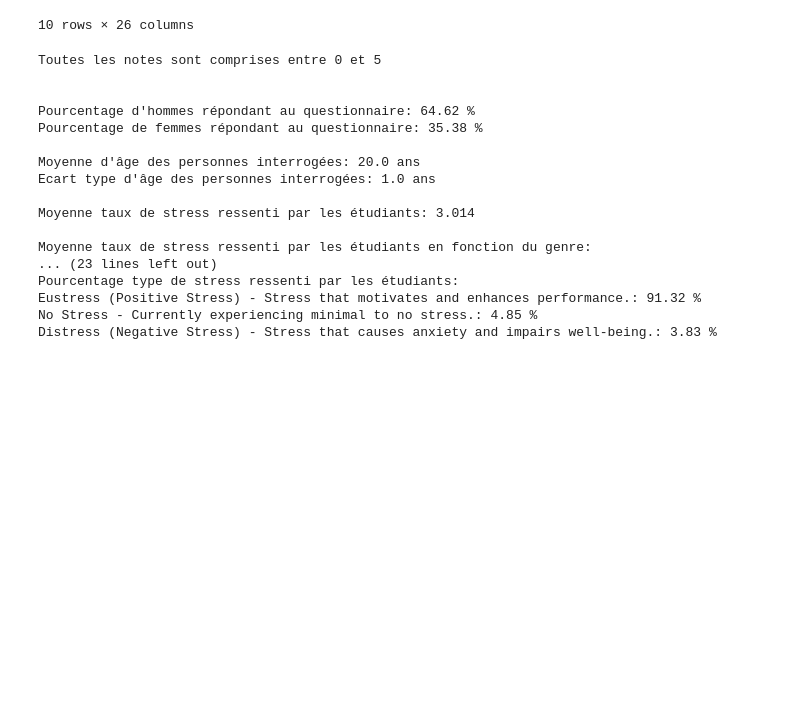
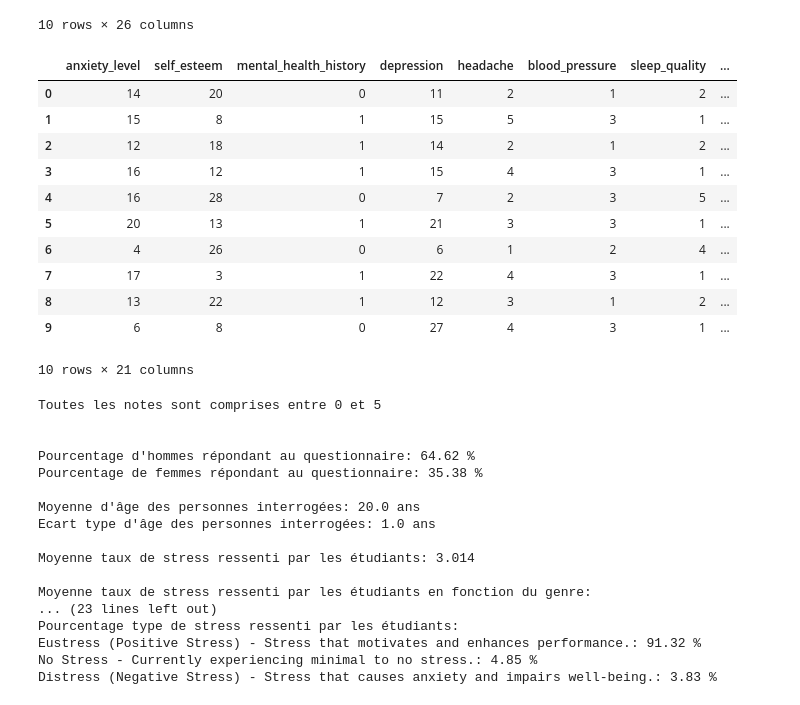
Before and after one commit to EthraDev/m1-rattrapages-blachon-thea, a Jupyter notebook: 02-python-pour-la-data/rendu_python_pour_data.ipynb, the cells around one changed output. Drawn from its saved outputs; the diff is of its cells as text; code cells hidden in the pictures; blank space fills up the shorter version.

Commit message:
ADD analyses manquantes du 2ème dataset

```diff
--- a/02-python-pour-la-data/rendu_python_pour_data.ipynb
+++ b/02-python-pour-la-data/rendu_python_pour_data.ipynb
@@ -36,6 +36,22 @@ stress_dataset.head(10)
 | 8 | Male | 20 | 3 | 2 | 1 | ... |
 | 9 | Male | 21 | 3 | 4 | 2 | ... |
 10 rows × 26 columns
+# %%
+# Affichage des 10 premières lignes du dataset 2
+stress_level_dataset.head(10)
+# %% [output]
+|  | anxiety_level | self_esteem | mental_health_history | depression | headache | blood_pressure | sleep_quality | ... |
+| 0 | 14 | 20 | 0 | 11 | 2 | 1 | 2 | ... |
+| 1 | 15 | 8 | 1 | 15 | 5 | 3 | 1 | ... |
+| 2 | 12 | 18 | 1 | 14 | 2 | 1 | 2 | ... |
+| 3 | 16 | 12 | 1 | 15 | 4 | 3 | 1 | ... |
+| 4 | 16 | 28 | 0 | 7 | 2 | 3 | 5 | ... |
+| 5 | 20 | 13 | 1 | 21 | 3 | 3 | 1 | ... |
+| 6 | 4 | 26 | 0 | 6 | 1 | 2 | 4 | ... |
+| 7 | 17 | 3 | 1 | 22 | 4 | 3 | 1 | ... |
+| 8 | 13 | 22 | 1 | 12 | 3 | 1 | 2 | ... |
+| 9 | 6 | 8 | 0 | 27 | 4 | 3 | 1 | ... |
+10 rows × 21 columns
 # %%
 # Analyse Simple du dataset Stress_Dataset.csv
 
```
Also changed, not shown: parts of 1 cell of this notebook.
